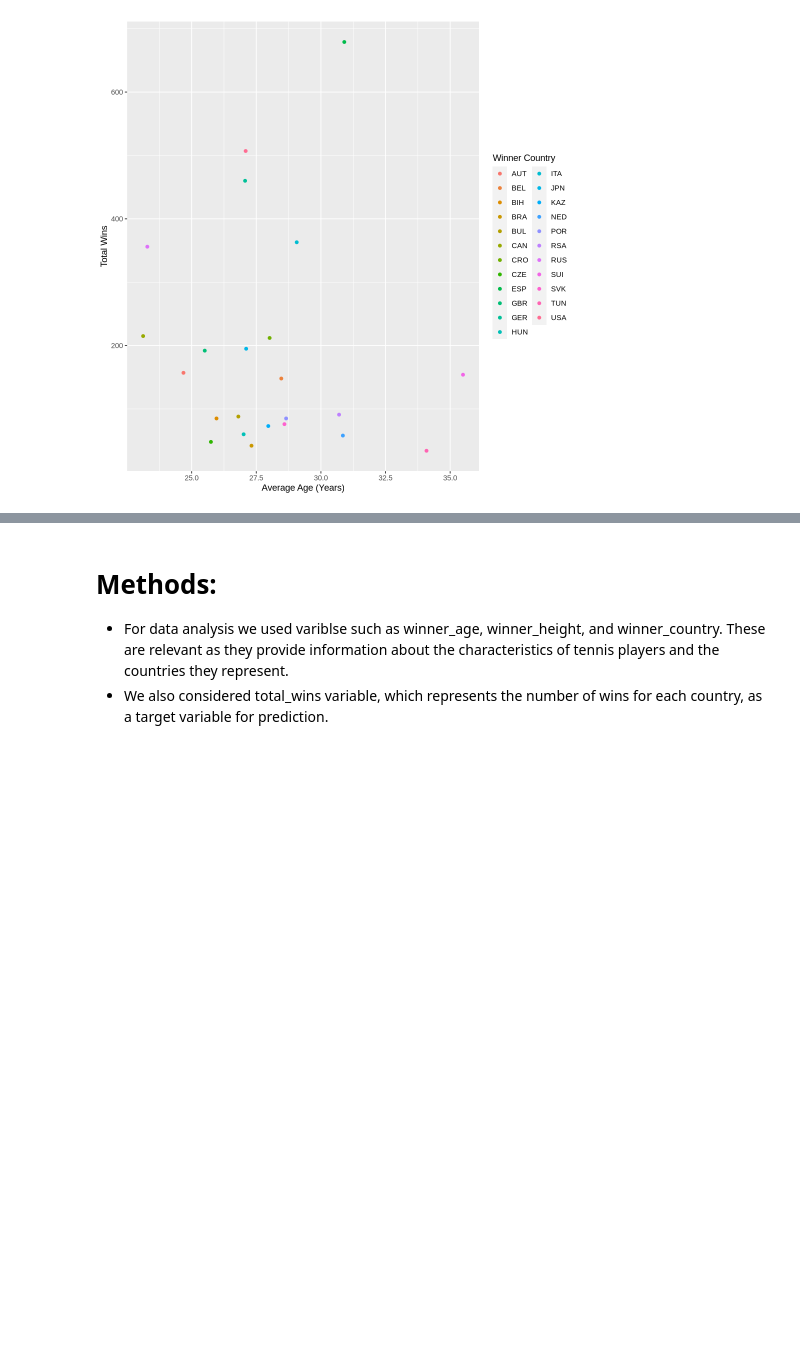
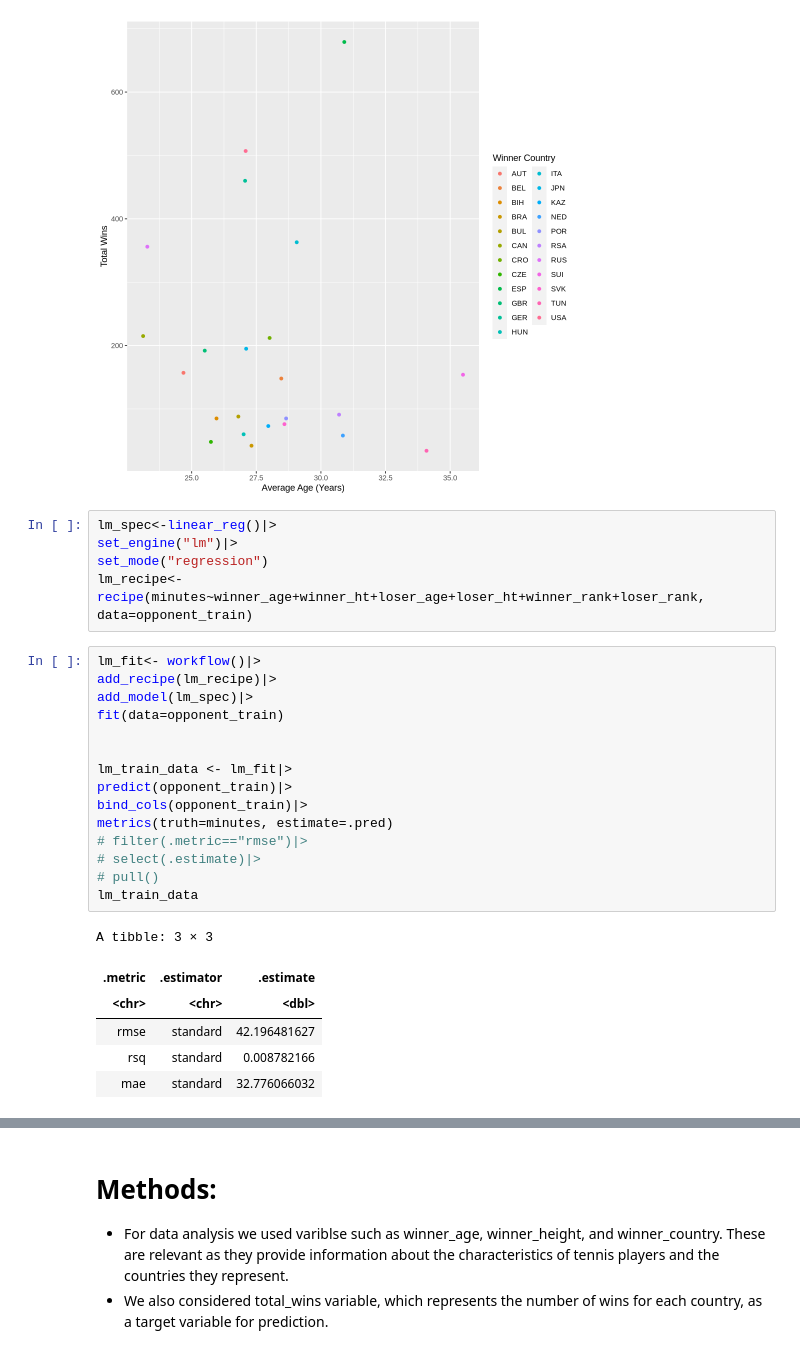
Before and after one commit to Ramnik2003/starting-dsci, a Jupyter notebook: GPP3.ipynb, the cells around one changed output, grey strips where cells are left out. Drawn from its saved outputs; the diff is of its cells as text; blank space fills up the shorter version.

Commit message:
final project
with regression changes only

```diff
--- a/GPP3.ipynb
+++ b/GPP3.ipynb
@@ -177,3 +177,30 @@ Saving 6.67 x 6.67 in image
 Saving 6.67 x 6.67 in image
 [figure]
 [figure]
+# %%
+lm_spec<-linear_reg()|>
+set_engine("lm")|>
+set_mode("regression")
+lm_recipe<-recipe(minutes~winner_age+winner_ht+loser_age+loser_ht+winner_rank+loser_rank, data=opponent_train)
+# %%
+lm_fit<- workflow()|>
+add_recipe(lm_recipe)|>
+add_model(lm_spec)|>
+fit(data=opponent_train)
+
+
+lm_train_data <- lm_fit|>
+predict(opponent_train)|>
+bind_cols(opponent_train)|>
+metrics(truth=minutes, estimate=.pred)
+# filter(.metric=="rmse")|>
+# select(.estimate)|>
+# pull()
+lm_train_data
+# %% [output]
+A tibble: 3 × 3
+| .metric | .estimator | .estimate |
+| <chr> | <chr> | <dbl> |
+| rmse | standard | 42.196481627 |
+| rsq | standard | 0.008782166 |
+| mae | standard | 32.776066032 |
```
Also changed, not shown: parts of 3 cells of this notebook.
